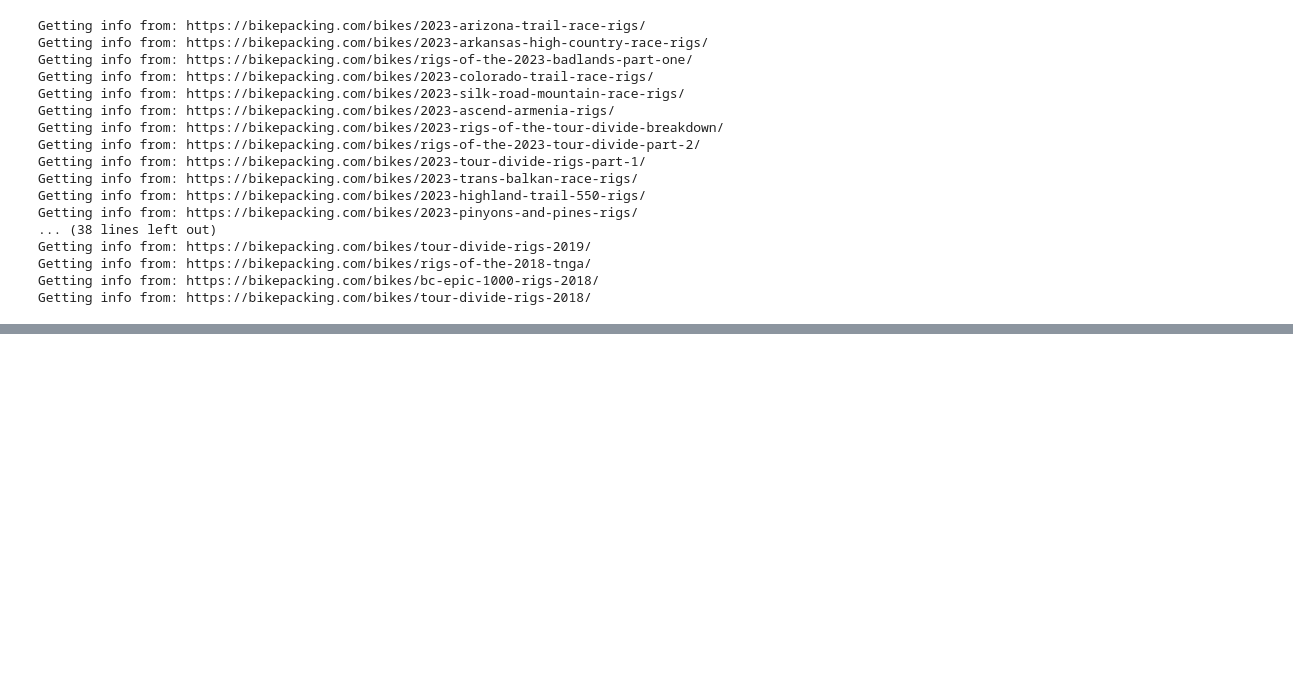
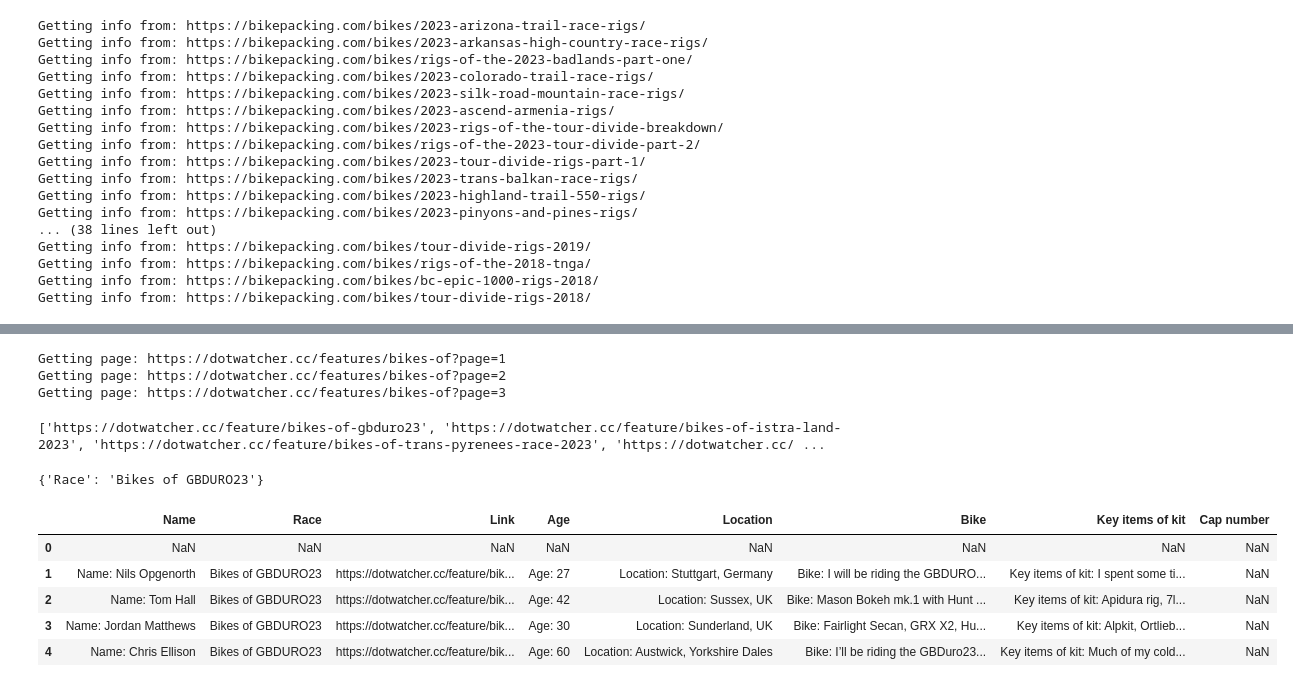
Before and after one commit to edugonzaloalmorox/endurance, a Jupyter notebook: notebooks/exploratory.ipynb, the cells around one changed output, grey strips where cells are left out. Saved outputs shown, nothing was run; the diff lists cells and outputs as text; code cells hidden in the pictures; blank space fills up the shorter version.

```diff
--- a/notebooks/exploratory.ipynb
+++ b/notebooks/exploratory.ipynb
@@ -788,0 +831,36 @@ df_endurance.to_csv('data/df_endurance.csv', index=False)
+# %%
+links_races = []
+for i in range(1,4):
+    print(f'Getting page: https://dotwatcher.cc/features/bikes-of?page={i}')
+
+    url = f'https://dotwatcher.cc/features/bikes-of?page={i}'
+    html_response = asyncio.get_event_loop().run_until_complete(main(url))
+
+
+
+    soup = BeautifulSoup(html_response, 'html.parser')
+    div_element = soup.find_all('div', class_= 'sc-c9625ead-0 kbWUBN')
+
+    refs_lst = []
+
+    for i in div_element:
+        a_tag = i.find('a')
+        refs_lst.append(a_tag['href'])
+
+
+
+    # Add the base url to the list of links
+
+    base_url = 'https://dotwatcher.cc'
+    links = [base_url + link for link in refs_lst]
+    links_races.append(links)
+# %% [output]
+Getting page: https://dotwatcher.cc/features/bikes-of?page=1
+Getting page: https://dotwatcher.cc/features/bikes-of?page=2
+Getting page: https://dotwatcher.cc/features/bikes-of?page=3
+# %%
+flat_list = [item for sublist in links_races for item in sublist]
+
+print(flat_list)
+# %% [output]
+['https://dotwatcher.cc/feature/bikes-of-gbduro23', 'https://dotwatcher.cc/feature/bikes-of-istra-land-2023', 'https://dotwatcher.cc/feature/bikes-of-trans-pyrenees-race-2023', 'https://dotwatcher.cc/ ...
@@ -788,0 +877,44 @@ df_endurance.to_csv('data/df_endurance.csv', index=False)
+# %%
+race = soup.find('h1').text
+race_dict = {'Race': race}
+
+race_dict
+# %% [output]
+{'Race': 'Bikes of GBDURO23'}
+# %%
+div_elements = soup.find_all('div', class_='sc-30963e4a-5 gYOzwm')
+
+# Your existing list of dictionaries
+bike_list = []
+
+# Your existing dictionary
+bike_dict = {}
+
+for div_element in div_elements:
+    # Find all paragraph elements within the current div
+    paragraphs = div_element.find_all('p')
+    for paragraph in paragraphs:
+        strong_element = paragraph.find('strong')
+        if strong_element:
+            # Append the information in the dictionary
+            bike_dict[strong_element.text] = paragraph.text
+            # append race_dict to bike_dict
+            bike_dict.update(race_dict)
+            bike_dict.update(url_dict)
+
+
+
+    # Append the contents of the dictionary into a list
+
+    bike_list.append(bike_dict.copy())  # Use copy to avoid overwriting the same dictionary
+
+#Create a DataFrame from the list of dictionaries
+df_test = pd.DataFrame(bike_list)
+df_test.head()
+# %% [output]
+|  | Name | Race | Link | Age | Location | Bike | Key items of kit | Cap number |
+| 0 | NaN | NaN | NaN | NaN | NaN | NaN | NaN | NaN |
+| 1 | Name: Nils Opgenorth | Bikes of GBDURO23 | https://dotwatcher.cc/feature/bik... | Age: 27 | Location: Stuttgart, Germany | Bike: I will be riding the GBDURO... | Key items of kit: I spent some ti... | NaN |
+| 2 | Name: Tom Hall | Bikes of GBDURO23 | https://dotwatcher.cc/feature/bik... | Age: 42 | Location: Sussex, UK | Bike: Mason Bokeh mk.1 with Hunt ... | Key items of kit: Apidura rig, 7l... | NaN |
+| 3 | Name: Jordan Matthews | Bikes of GBDURO23 | https://dotwatcher.cc/feature/bik... | Age: 30 | Location: Sunderland, UK | Bike: Fairlight Secan, GRX X2, Hu... | Key items of kit: Alpkit, Ortlieb... | NaN |
+| 4 | Name: Chris Ellison | Bikes of GBDURO23 | https://dotwatcher.cc/feature/bik... | Age: 60 | Location: Austwick, Yorkshire Dales | Bike: I’ll be riding the GBDuro23... | Key items of kit: Much of my cold... | NaN |
```
Also changed, not shown: parts of 11 cells of this notebook.
